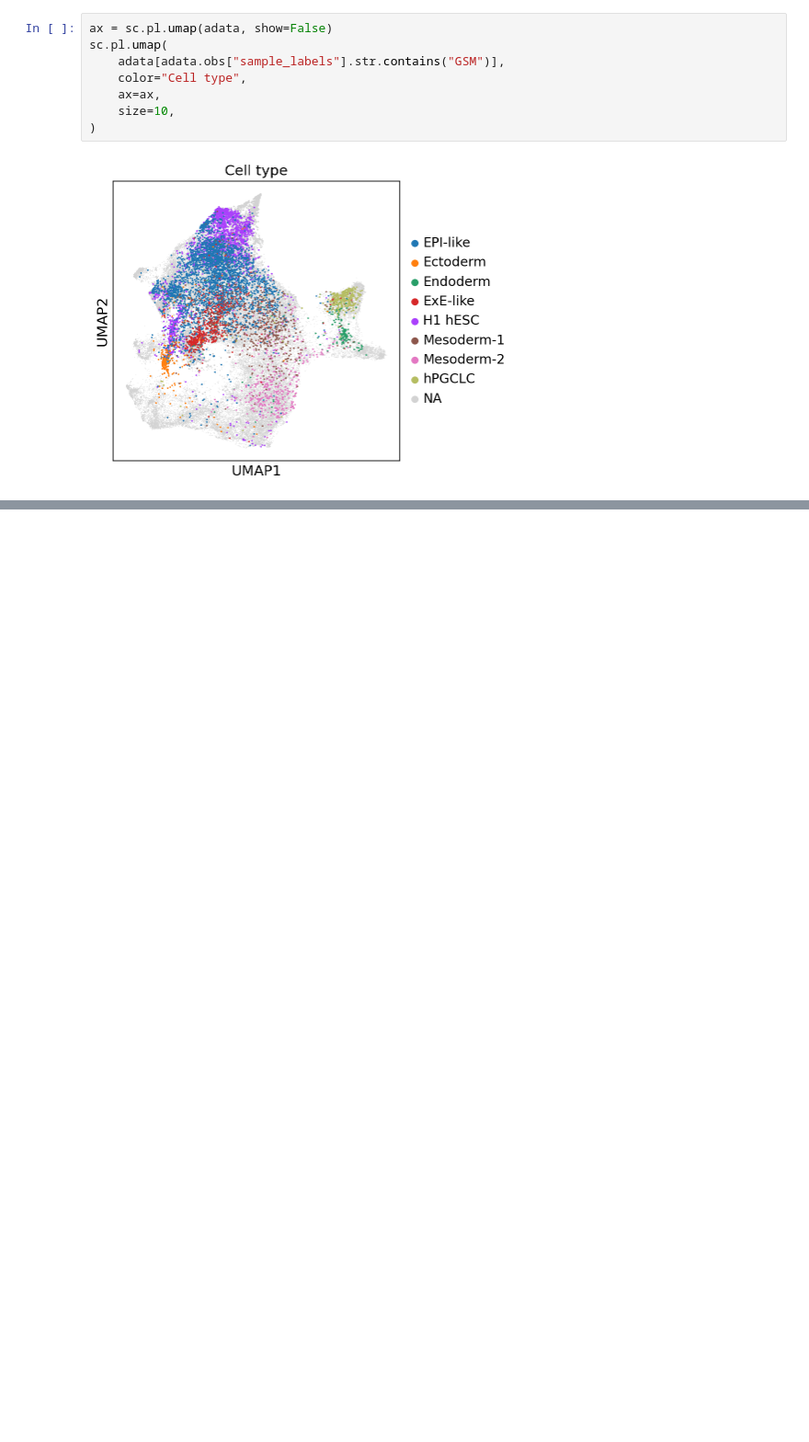
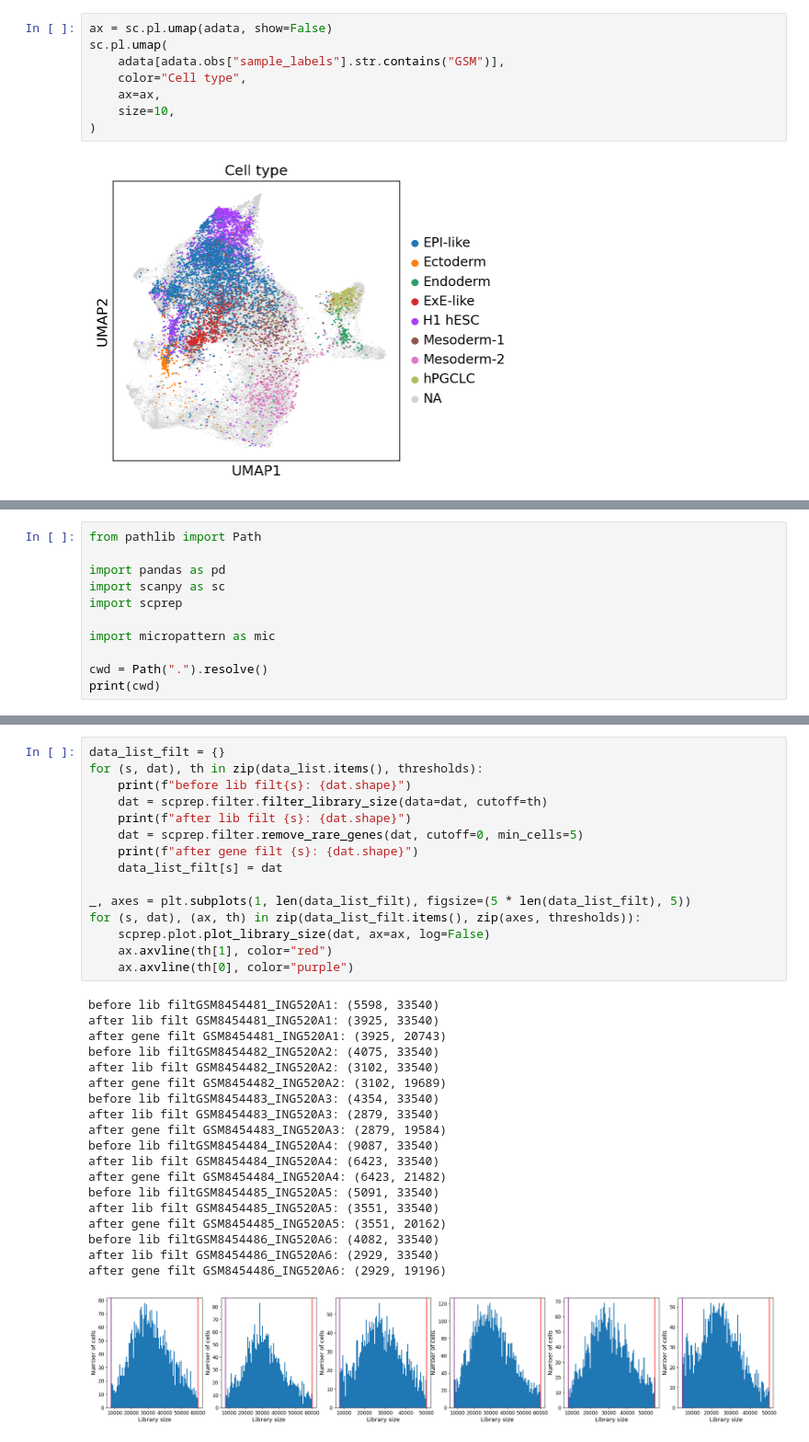
Before and after one commit to stanfish06/micropattern, a Jupyter notebook: notebooks/eda.ipynb, the cells around one changed output, grey strips where cells are left out. Shown at 92% size. Cells and saved outputs as stored; diff of their text form; blank space fills up the shorter version.

```diff
--- a/notebooks/eda.ipynb
+++ b/notebooks/eda.ipynb
@@ -548,0 +567,11 @@ sc.pl.umap(
+# %%
+from pathlib import Path
+
+import pandas as pd
+import scanpy as sc
+import scprep
+
+import micropattern as mic
+
+cwd = Path(".").resolve()
+print(cwd)
@@ -548,0 +627,35 @@ sc.pl.umap(
+# %%
+data_list_filt = {}
+for (s, dat), th in zip(data_list.items(), thresholds):
+    print(f"before lib filt{s}: {dat.shape}")
+    dat = scprep.filter.filter_library_size(data=dat, cutoff=th)
+    print(f"after lib filt {s}: {dat.shape}")
+    dat = scprep.filter.remove_rare_genes(dat, cutoff=0, min_cells=5)
+    print(f"after gene filt {s}: {dat.shape}")
+    data_list_filt[s] = dat
+
+_, axes = plt.subplots(1, len(data_list_filt), figsize=(5 * len(data_list_filt), 5))
+for (s, dat), (ax, th) in zip(data_list_filt.items(), zip(axes, thresholds)):
+    scprep.plot.plot_library_size(dat, ax=ax, log=False)
+    ax.axvline(th[1], color="red")
+    ax.axvline(th[0], color="purple")
+# %% [output]
+before lib filtGSM8454481_ING520A1: (5598, 33540)
+after lib filt GSM8454481_ING520A1: (3925, 33540)
+after gene filt GSM8454481_ING520A1: (3925, 20743)
+before lib filtGSM8454482_ING520A2: (4075, 33540)
+after lib filt GSM8454482_ING520A2: (3102, 33540)
+after gene filt GSM8454482_ING520A2: (3102, 19689)
+before lib filtGSM8454483_ING520A3: (4354, 33540)
+after lib filt GSM8454483_ING520A3: (2879, 33540)
+after gene filt GSM8454483_ING520A3: (2879, 19584)
+before lib filtGSM8454484_ING520A4: (9087, 33540)
+after lib filt GSM8454484_ING520A4: (6423, 33540)
+after gene filt GSM8454484_ING520A4: (6423, 21482)
+before lib filtGSM8454485_ING520A5: (5091, 33540)
+after lib filt GSM8454485_ING520A5: (3551, 33540)
+after gene filt GSM8454485_ING520A5: (3551, 20162)
+before lib filtGSM8454486_ING520A6: (4082, 33540)
+after lib filt GSM8454486_ING520A6: (2929, 33540)
+after gene filt GSM8454486_ING520A6: (2929, 19196)
+[figure, added]
```
Also changed, not shown: parts of 15 cells of this notebook.
